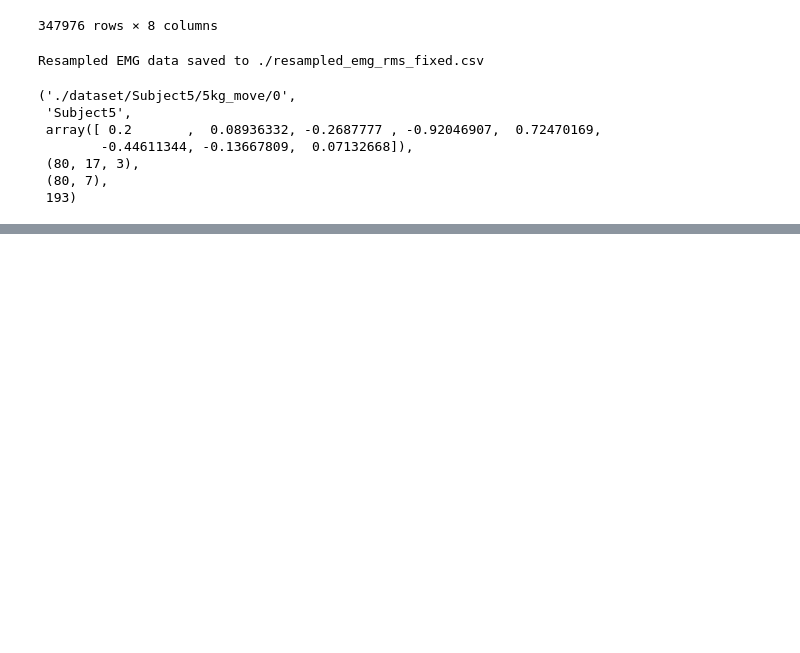
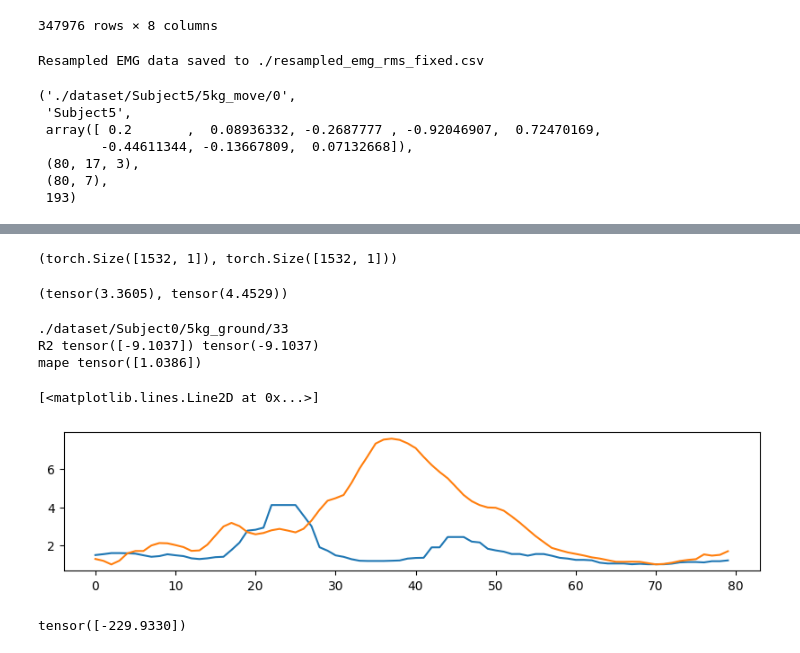
Before and after one commit to mesrwi/Pose2Muscle, a Jupyter notebook: zxcv.ipynb, the cells around one changed output, grey strips where cells are left out. Saved outputs shown, nothing was run; the diff lists cells and outputs as text; code cells hidden in the pictures; blank space fills up the shorter version.

```diff
--- a/zxcv.ipynb
+++ b/zxcv.ipynb
@@ -154,0 +180,4 @@ from lightning.pytorch import loggers as pl_loggers
+# %%
+checkpoint = torch.load('/home/tako/mesrwi/Pose2Muscle/lightning_logs/fnvro7yz/checkpoints/epoch=99-step=19800.ckpt')
+model.load_state_dict(checkpoint['state_dict'])
+model.eval()
@@ -154,0 +202,53 @@ from lightning.pytorch import loggers as pl_loggers
+# %%
+pose_list = []
+pred_list = []
+emg_values = []
+
+model.eval()
+with torch.no_grad():
+    for batch in tqdm(test_loader):
+        filename, subject, pose3d, emg = batch
+        pose_list.append(pose3d)
+        pred_list.append(model(pose3d, subject))
+        emg_values.append(emg)
+
+pose_list = torch.cat(pose_list)
+preds = torch.cat(pred_list)
+emg_values = torch.cat(emg_values)
+# %%
+num_valid = len(preds)
+r2_scores = torch.zeros((num_valid, 1))
+mape = torch.zeros((num_valid, 1))
+
+for b in range(num_valid):
+    for i in range(1):
+        r2_scores[b, i] = R2Score()(preds[b, :, i], emg_values[b, :, i])
+        mape[b, i] = MeanAbsolutePercentageError()(preds[b, :, i], emg_values[b, :, i])
+
+r2_scores.shape, mape.shape
+# %% [output]
+(torch.Size([1532, 1]), torch.Size([1532, 1]))
+# %%
+emg_values.mean(), preds.mean()
+# %% [output]
+(tensor(3.3605), tensor(4.4529))
+# %%
+plt.figure(figsize=(10,2))
+b = 10
+print(test_loader.dataset[b][0])
+print('R2', r2_scores[b], r2_scores[b].mean())
+print('mape', mape[b])
+
+plt.plot(emg_values[b, :, :])
+plt.plot(preds[b, :, :])
+# plt.ylim(0, 100)
+# %% [output]
+./dataset/Subject0/5kg_ground/33
+R2 tensor([-9.1037]) tensor(-9.1037)
+mape tensor([1.0386])
+[<matplotlib.lines.Line2D at 0x...>]
+[figure, added]
+# %%
+r2_scores.mean(axis=0)
+# %% [output]
+tensor([-229.9330])
```
Also changed, not shown: parts of 16 cells of this notebook, 10 other files.
